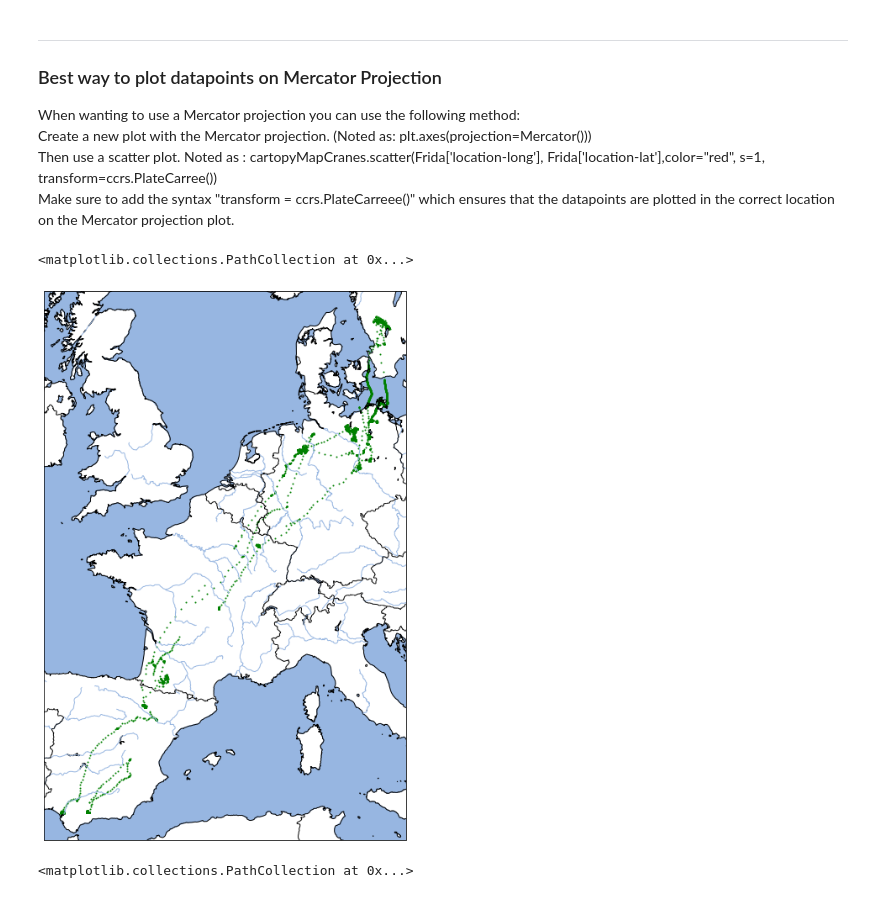
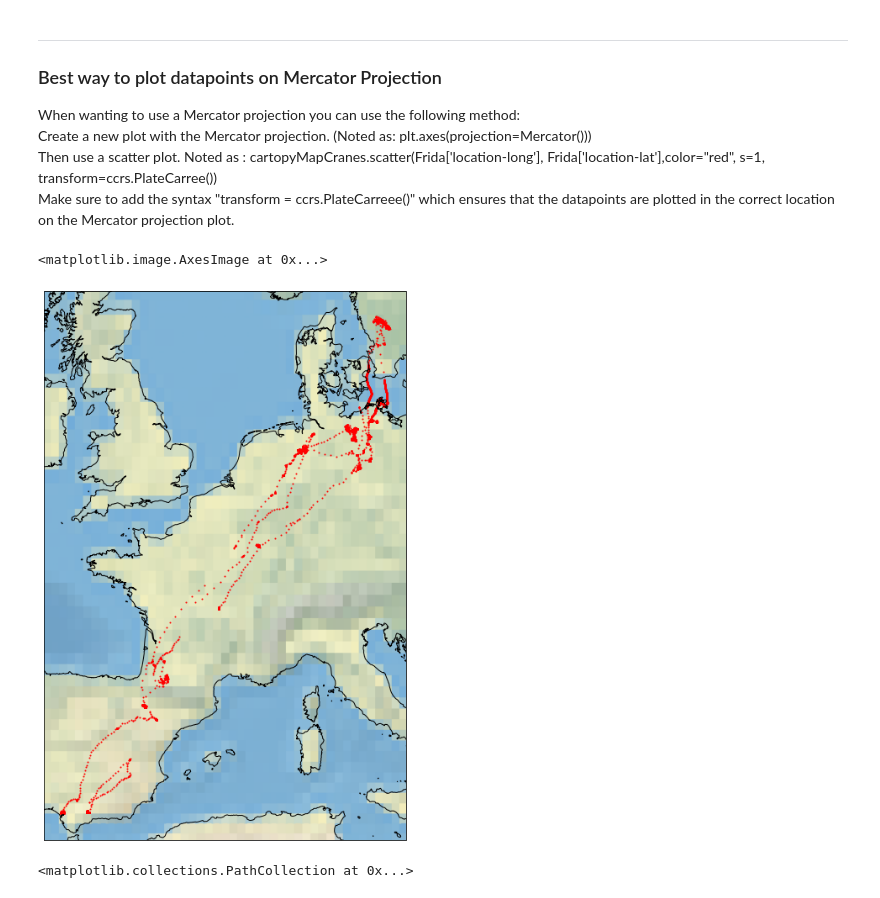
Before and after one commit to The-GeoStack-Project/GeoStack-Workshop, a Jupyter notebook: Geostack-Workshop-Content/Part-1-Data-processing/Notebooks/Solution/Solution-Data-processing.ipynb, the cells around one changed output. Drawn from its saved outputs; the diff is of its cells as text; code cells hidden in the pictures.

```diff
--- a/Geostack-Workshop-Content/Part-1-Data-processing/Notebooks/Solution/Solution-Data-processing.ipynb
+++ b/Geostack-Workshop-Content/Part-1-Data-processing/Notebooks/Solution/Solution-Data-processing.ipynb
@@ -349,23 +349,24 @@ Make sure to add the syntax "transform = ccrs.PlateCarreee()" which ensures that
 # %%
 plt.figure(figsize = (20, 12))
 
 # Use Mercator projection
 cartopyMapCranes = plt.axes(projection=ccrs.Mercator())
 
 # Add default features to Cartopy Map
 cartopyMapCranes.coastlines(resolution='10m')
-cartopyMapCranes.add_feature(cartopy.feature.LAND.with_scale('10m'), edgecolor='black', facecolor = "white")
-cartopyMapCranes.add_feature(cfeature.OCEAN)
-cartopyMapCranes.add_feature(cfeature.LAKES.with_scale('10m'), edgecolor = 'black')
-cartopyMapCranes.add_feature(cfeature.RIVERS.with_scale('10m'))
-cartopyMapCranes.add_feature(cfeature.BORDERS.with_scale('10m'))
+#cartopyMapCranes.add_feature(cartopy.feature.LAND.with_scale('10m'), edgecolor='black', facecolor = "white")
+#cartopyMapCranes.add_feature(cfeature.OCEAN)
+#cartopyMapCranes.add_feature(cfeature.LAKES.with_scale('10m'), edgecolor = 'black')
+#cartopyMapCranes.add_feature(cfeature.RIVERS.with_scale('10m'))
+#cartopyMapCranes.add_feature(cfeature.BORDERS.with_scale('10m'))
 
 
 # Plot the datapoints using a scatter plot and transforming the projection of the datapoints to PlatteCarree
-cartopyMapCranes.scatter(Cajsa['location-long'], Cajsa['location-lat'],color="green",s=1, transform=ccrs.PlateCarree())
+cartopyMapCranes.scatter(Cajsa['location-long'], Cajsa['location-lat'],color="red",s=1, transform=ccrs.PlateCarree())
+cartopyMapCranes.stock_img()
 # %% [output]
-<matplotlib.collections.PathCollection at 0x...>
+<matplotlib.image.AxesImage at 0x...>
-[figure, old version]
+[figure, new version]
 # %%
 plt.figure(figsize = (20, 12))
 
```
Also changed, not shown: parts of 1 cell of this notebook.
